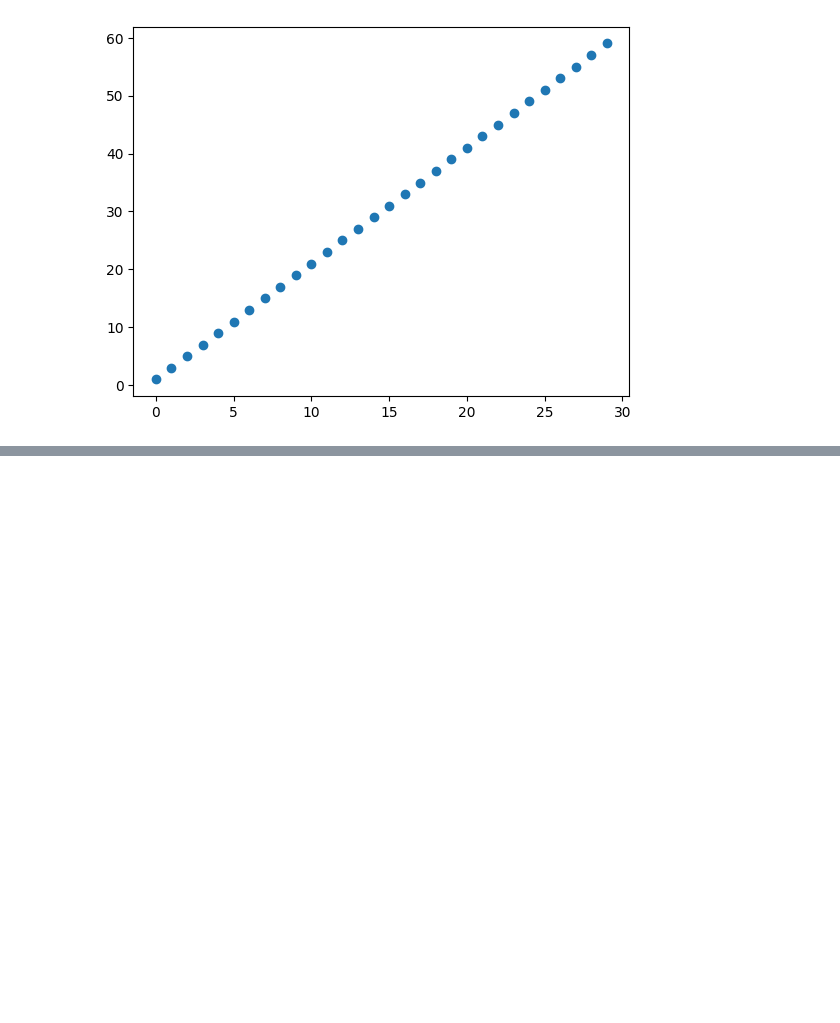
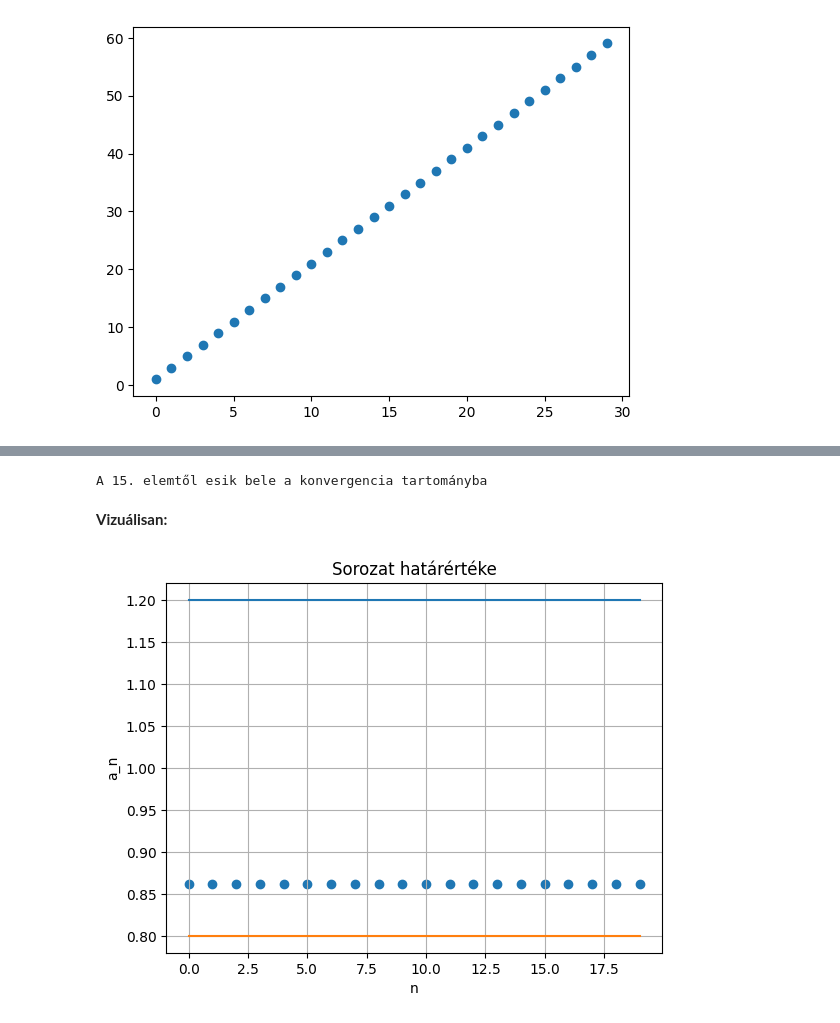
Before and after one commit to BBotond03/ATAMA_2025, a Jupyter notebook: ora_1-Bevezetes/ora_1-Bevezetes.ipynb, the cells around one changed output, grey strips where cells are left out. Cells and saved outputs as stored; diff of their text form; code cells hidden in the pictures; blank space fills up the shorter version.

```diff
--- a/ora_1-Bevezetes/ora_1-Bevezetes.ipynb
+++ b/ora_1-Bevezetes/ora_1-Bevezetes.ipynb
@@ -255,0 +349,6 @@ plt.show()
+# %%
+# határozzuk meg így melyik elemig kell kiszámolni a sorozatot, hogy a konvergencia tartományba kerüljünk
+
+epsilon = float(input("Add meg az epsilon értéket: "))
+N = int(3/epsilon) + 1
+print("A sorozat "+ str(N) + ". eleme fog a konvergencia tartományba kerülni.")
@@ -255,0 +367,51 @@ plt.show()
+# %%
+def sorozat_e(n):
+    a_n = (n**2-3*n + 4)/(n**2-1)
+    return a_n
+
+def limit_s(epsilon):
+    error = 10000000
+    limit = 1
+    i = 0
+    while (error>epsilon):
+        if (i != 1):
+            error = abs(sorozat_e(i) - limit)
+        i +=1
+
+    print("A "+ str(i) + ". elemtől esik bele a konvergencia tartományba")
+
+limit_s(epsilon)
+# %% [output]
+A 15. elemtől esik bele a konvergencia tartományba
+# %% [markdown]
+**Vizuálisan:**
+# %%
+def sorozat(n):
+    sorozat = []
+    for i in range(n):
+        a_n = (n**2-3*n + 4)/(n**2-1)
+        sorozat.append(a_n)
+    return sorozat
+
+limit = 1
+n = 20
+y = sorozat(n)
+x = range(n)
+errorRangeTop = []
+errorRangeBottom = []
+
+for i in range(n):
+    errorRangeTop.append(limit + epsilon)
+    errorRangeBottom.append(limit - epsilon)
+
+
+plt.scatter(x, y)
+plt.plot(x, errorRangeTop)
+plt.plot(x, errorRangeBottom)
+plt.title('Sorozat határértéke')
+plt.xlabel('n')
+plt.ylabel('a_n')
+plt.grid(True)
+plt.show()
+# %% [output]
+[figure, added]
```
Also changed, not shown: parts of 6 cells of this notebook, 1 other file.
